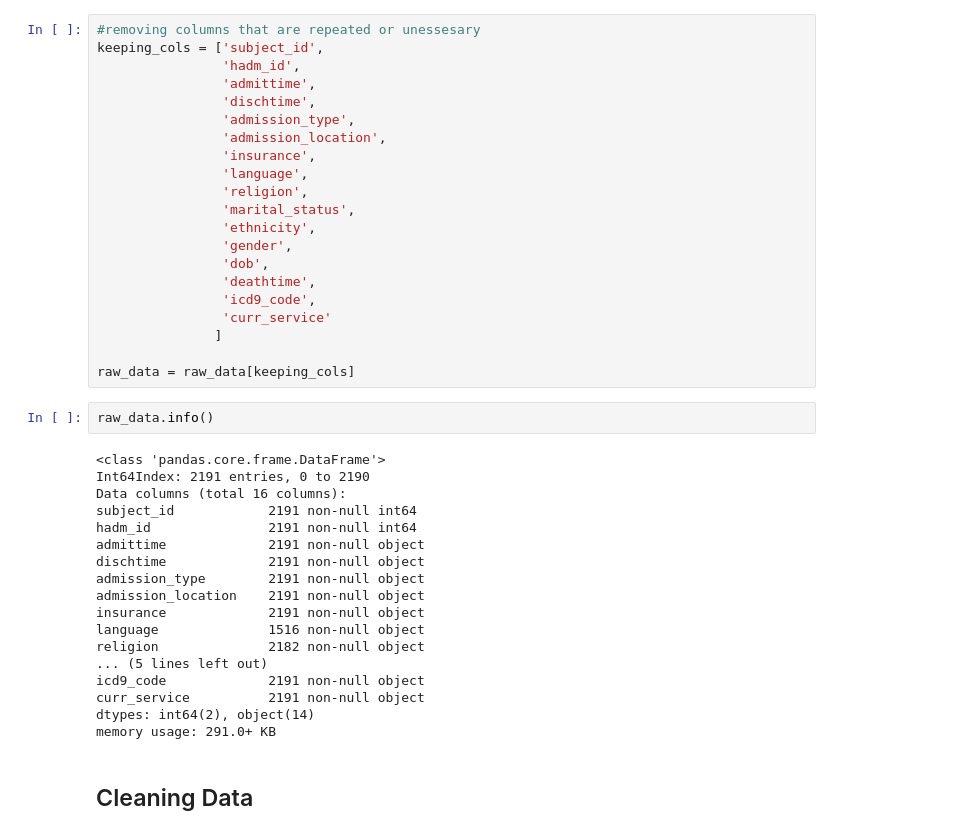
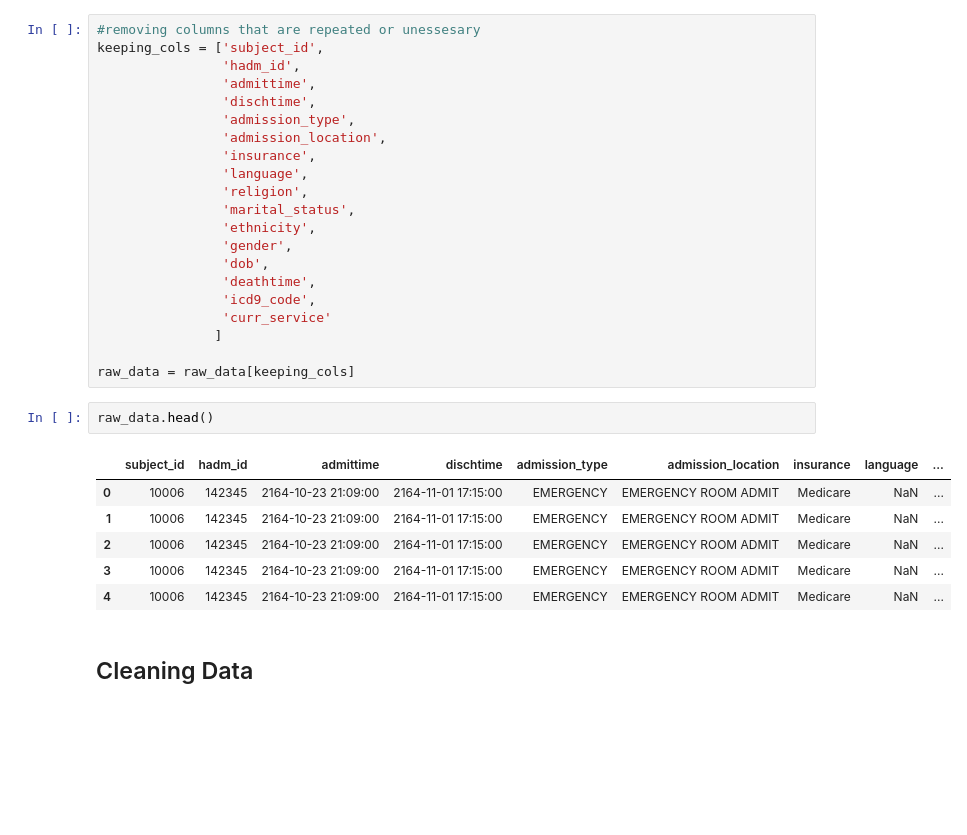
Before and after one commit to mollyliebeskind/Metis_Project2_Hospital_LOS, a Jupyter notebook: project2_hospital_LOS_data_cleaning.ipynb, the cells around one changed output. Cells and saved outputs as stored; diff of their text form; blank space fills up the shorter version.

```diff
--- a/project2_hospital_LOS_data_cleaning.ipynb
+++ b/project2_hospital_LOS_data_cleaning.ipynb
@@ -142,25 +142,14 @@ keeping_cols = ['subject_id',
 
 raw_data = raw_data[keeping_cols]
 # %%
-raw_data.info()
+raw_data.head()
 # %% [output]
-<class 'pandas.core.frame.DataFrame'>
-Int64Index: 2191 entries, 0 to 2190
-Data columns (total 16 columns):
-subject_id            2191 non-null int64
-hadm_id               2191 non-null int64
-admittime             2191 non-null object
-dischtime             2191 non-null object
-admission_type        2191 non-null object
-admission_location    2191 non-null object
-insurance             2191 non-null object
-language              1516 non-null object
-religion              2182 non-null object
-... (5 lines left out)
-icd9_code             2191 non-null object
-curr_service          2191 non-null object
-dtypes: int64(2), object(14)
-memory usage: 291.0+ KB
+|  | subject_id | hadm_id | admittime | dischtime | admission_type | admission_location | insurance | language | ... |
+| 0 | 10006 | 142345 | 2164-10-23 21:09:00 | 2164-11-01 17:15:00 | EMERGENCY | EMERGENCY ROOM ADMIT | Medicare | NaN | ... |
+| 1 | 10006 | 142345 | 2164-10-23 21:09:00 | 2164-11-01 17:15:00 | EMERGENCY | EMERGENCY ROOM ADMIT | Medicare | NaN | ... |
+| 2 | 10006 | 142345 | 2164-10-23 21:09:00 | 2164-11-01 17:15:00 | EMERGENCY | EMERGENCY ROOM ADMIT | Medicare | NaN | ... |
+| 3 | 10006 | 142345 | 2164-10-23 21:09:00 | 2164-11-01 17:15:00 | EMERGENCY | EMERGENCY ROOM ADMIT | Medicare | NaN | ... |
+| 4 | 10006 | 142345 | 2164-10-23 21:09:00 | 2164-11-01 17:15:00 | EMERGENCY | EMERGENCY ROOM ADMIT | Medicare | NaN | ... |
 # %% [markdown]
 ## Cleaning Data
 # %% [markdown]
```
Also changed, not shown: parts of 14 cells of this notebook.
